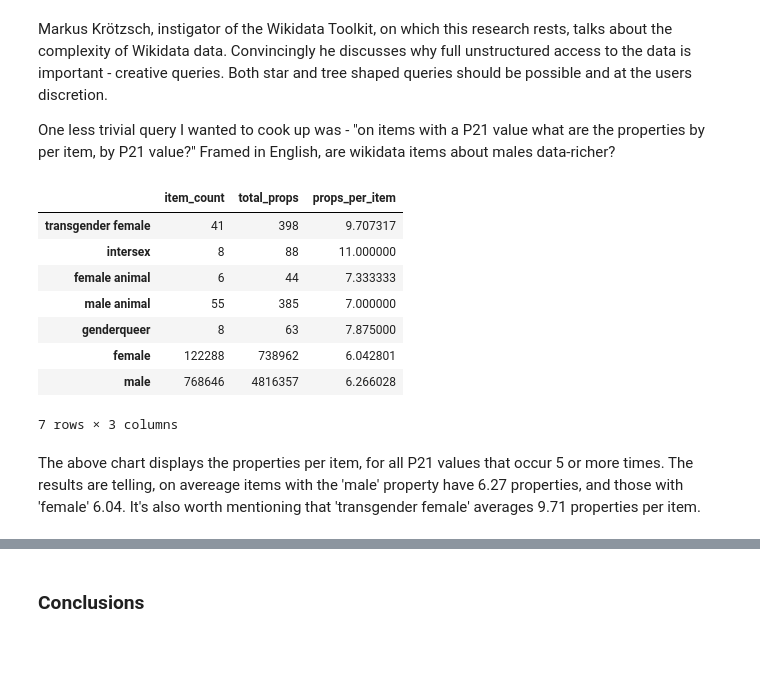
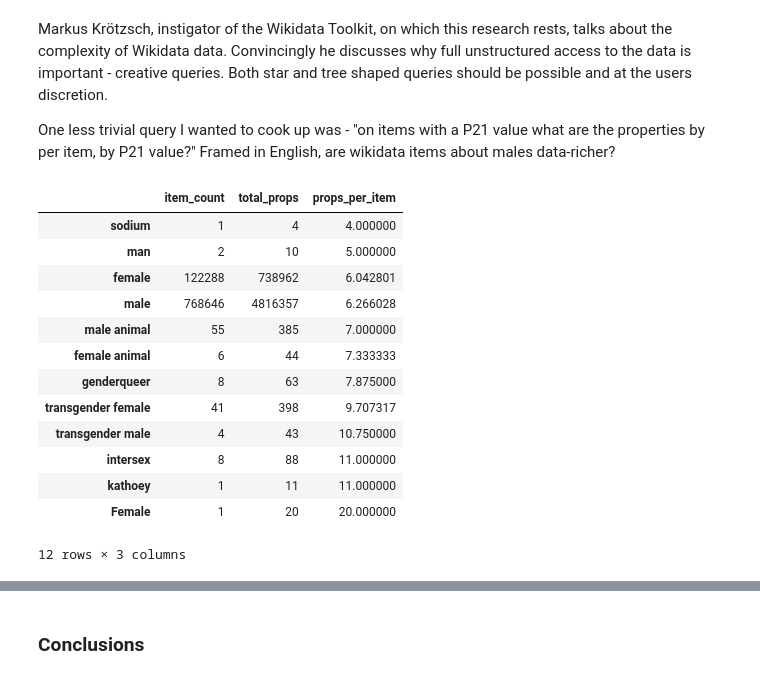
Before and after one commit to notconfusing/wikidataSex, a Jupyter notebook: ratio_analysis/Sex Ratios By Language May 2014.ipynb, the cells around one changed output, grey strips where cells are left out. Cells and saved outputs as stored; diff of their text form; code cells hidden in the pictures; blank space fills up the shorter version.

```diff
--- a/ratio_analysis/Sex Ratios By Language May 2014.ipynb
+++ b/ratio_analysis/Sex Ratios By Language May 2014.ipynb
@@ -137,17 +137,20 @@ Intriguingly, Urdu which tops the charts in year-on-year 'female' increase also
 Markus Krötzsch, instigator of the Wikidata Toolkit, on which this research rests, talks about the complexity of Wikidata data. Convincingly he discusses why full unstructured access to the data is important - creative queries. Both star and tree shaped queries should be possible and at the users discretion.
 
 One less trivial query I wanted to cook up was - "on items with a P21 value what are the properties by per item, by P21 value?" Framed in English, are wikidata items about males data-richer?
-# %%
-sex_props_df[sex_props_df['item_count'] > 5]
-# %% [output]
-|  | item_count | total_props | props_per_item |
-| transgender female | 41 | 398 | 9.707317 |
-| intersex | 8 | 88 | 11.000000 |
-| female animal | 6 | 44 | 7.333333 |
-| male animal | 55 | 385 | 7.000000 |
-| genderqueer | 8 | 63 | 7.875000 |
-| female | 122288 | 738962 | 6.042801 |
-| male | 768646 | 4816357 | 6.266028 |
-7 rows × 3 columns
-# %% [markdown]
-The above chart displays the properties per item, for all P21 values that occur 5 or more times. The results are telling, on avereage items with the 'male' property have 6.27 properties, and those with 'female' 6.04. It's also worth mentioning that 'transgender female' averages 9.71 properties per item.
+# %%
+sex_props_df.sort('props_per_item')
+# %% [output]
+|  | item_count | total_props | props_per_item |
+| sodium | 1 | 4 | 4.000000 |
+| man | 2 | 10 | 5.000000 |
+| female | 122288 | 738962 | 6.042801 |
+| male | 768646 | 4816357 | 6.266028 |
+| male animal | 55 | 385 | 7.000000 |
+| female animal | 6 | 44 | 7.333333 |
+| genderqueer | 8 | 63 | 7.875000 |
+| transgender female | 41 | 398 | 9.707317 |
+| transgender male | 4 | 43 | 10.750000 |
+| intersex | 8 | 88 | 11.000000 |
+| kathoey | 1 | 11 | 11.000000 |
+| Female | 1 | 20 | 20.000000 |
+12 rows × 3 columns
```
Also changed, not shown: parts of 5 cells of this notebook.
